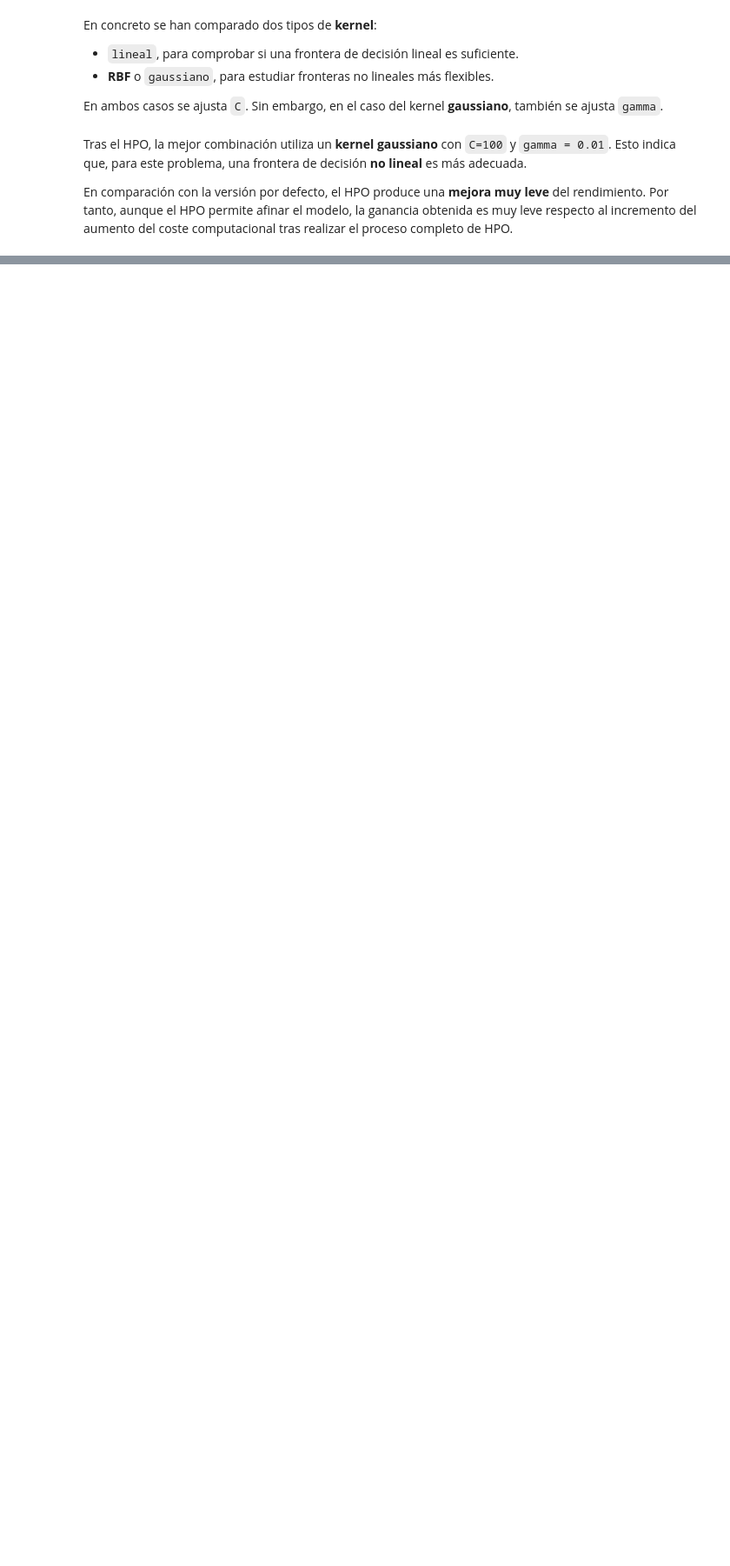
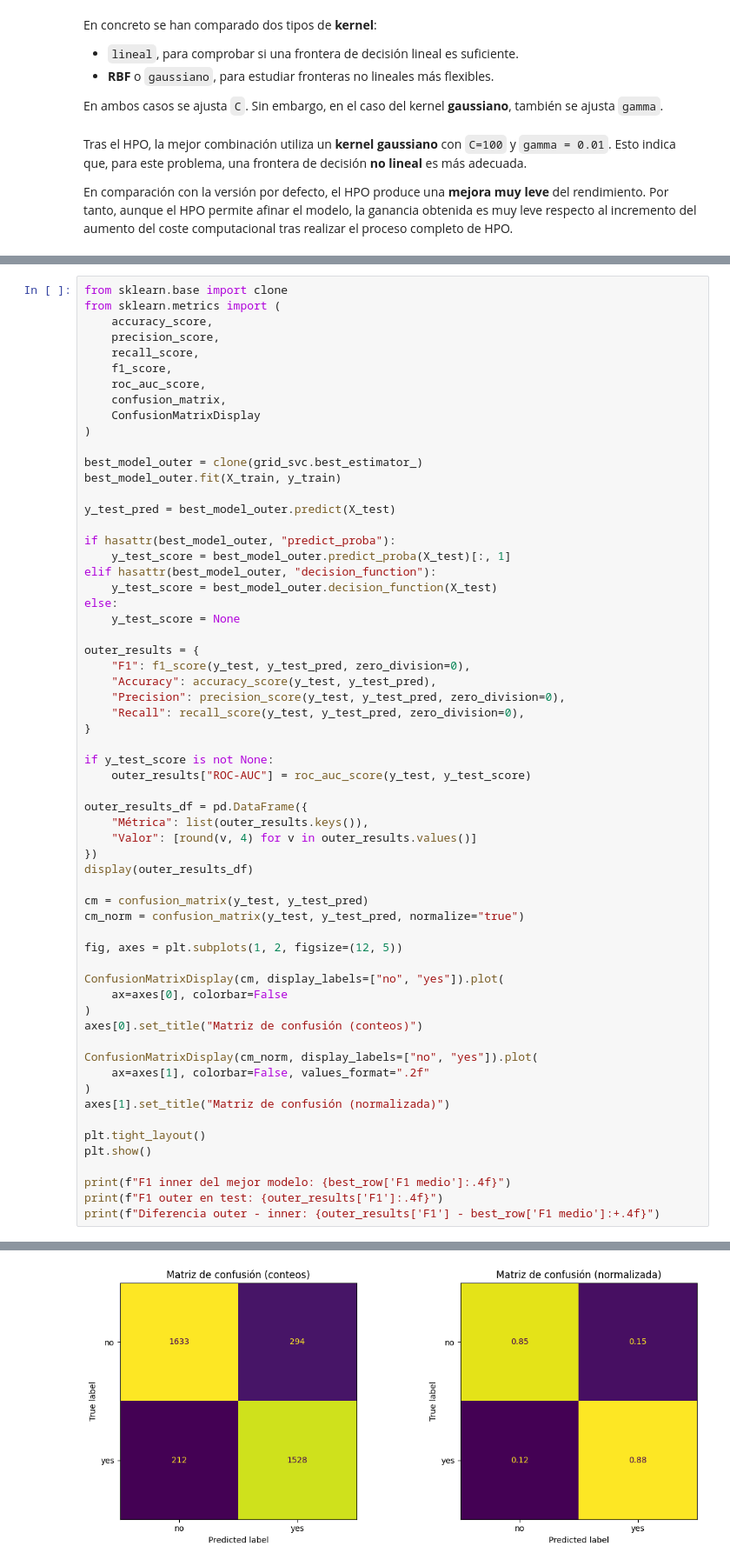
Before and after one commit to 100522401/P1_AA_100522396_100522401, a Jupyter notebook: notebooks/Cuaderno.ipynb, the cells around one changed output, grey strips where cells are left out. Shown at 87% size. Cells and saved outputs as stored; diff of their text form; blank space fills up the shorter version.

Commit message:
results and final model

```diff
--- a/notebooks/Cuaderno.ipynb
+++ b/notebooks/Cuaderno.ipynb
@@ -1402,0 +1565,62 @@ En comparación con la versión por defecto, el HPO produce una **mejora muy lev
+# %%
+from sklearn.base import clone
+from sklearn.metrics import (
+    accuracy_score,
+    precision_score,
+    recall_score,
+    f1_score,
+    roc_auc_score,
+    confusion_matrix,
+    ConfusionMatrixDisplay
+)
+
+best_model_outer = clone(grid_svc.best_estimator_)
+best_model_outer.fit(X_train, y_train)
+
+y_test_pred = best_model_outer.predict(X_test)
+
+if hasattr(best_model_outer, "predict_proba"):
+    y_test_score = best_model_outer.predict_proba(X_test)[:, 1]
+elif hasattr(best_model_outer, "decision_function"):
+    y_test_score = best_model_outer.decision_function(X_test)
+else:
+    y_test_score = None
+
+outer_results = {
+    "F1": f1_score(y_test, y_test_pred, zero_division=0),
+    "Accuracy": accuracy_score(y_test, y_test_pred),
+    "Precision": precision_score(y_test, y_test_pred, zero_division=0),
+    "Recall": recall_score(y_test, y_test_pred, zero_division=0),
+}
+
+if y_test_score is not None:
+    outer_results["ROC-AUC"] = roc_auc_score(y_test, y_test_score)
+
+outer_results_df = pd.DataFrame({
+    "Métrica": list(outer_results.keys()),
+    "Valor": [round(v, 4) for v in outer_results.values()]
+})
+display(outer_results_df)
+
+cm = confusion_matrix(y_test, y_test_pred)
+cm_norm = confusion_matrix(y_test, y_test_pred, normalize="true")
+
+fig, axes = plt.subplots(1, 2, figsize=(12, 5))
+
+ConfusionMatrixDisplay(cm, display_labels=["no", "yes"]).plot(
+    ax=axes[0], colorbar=False
+)
+axes[0].set_title("Matriz de confusión (conteos)")
+
+ConfusionMatrixDisplay(cm_norm, display_labels=["no", "yes"]).plot(
+    ax=axes[1], colorbar=False, values_format=".2f"
+)
+axes[1].set_title("Matriz de confusión (normalizada)")
+
+plt.tight_layout()
+plt.show()
+
+print(f"F1 inner del mejor modelo: {best_row['F1 medio']:.4f}")
+print(f"F1 outer en test: {outer_results['F1']:.4f}")
+print(f"Diferencia outer - inner: {outer_results['F1'] - best_row['F1 medio']:+.4f}")
+# %% [output]
@@ -1402,0 +1633 @@ En comparación con la versión por defecto, el HPO produce una **mejora muy lev
+[figure, added]
```
Also changed, not shown: parts of 31 cells of this notebook.
